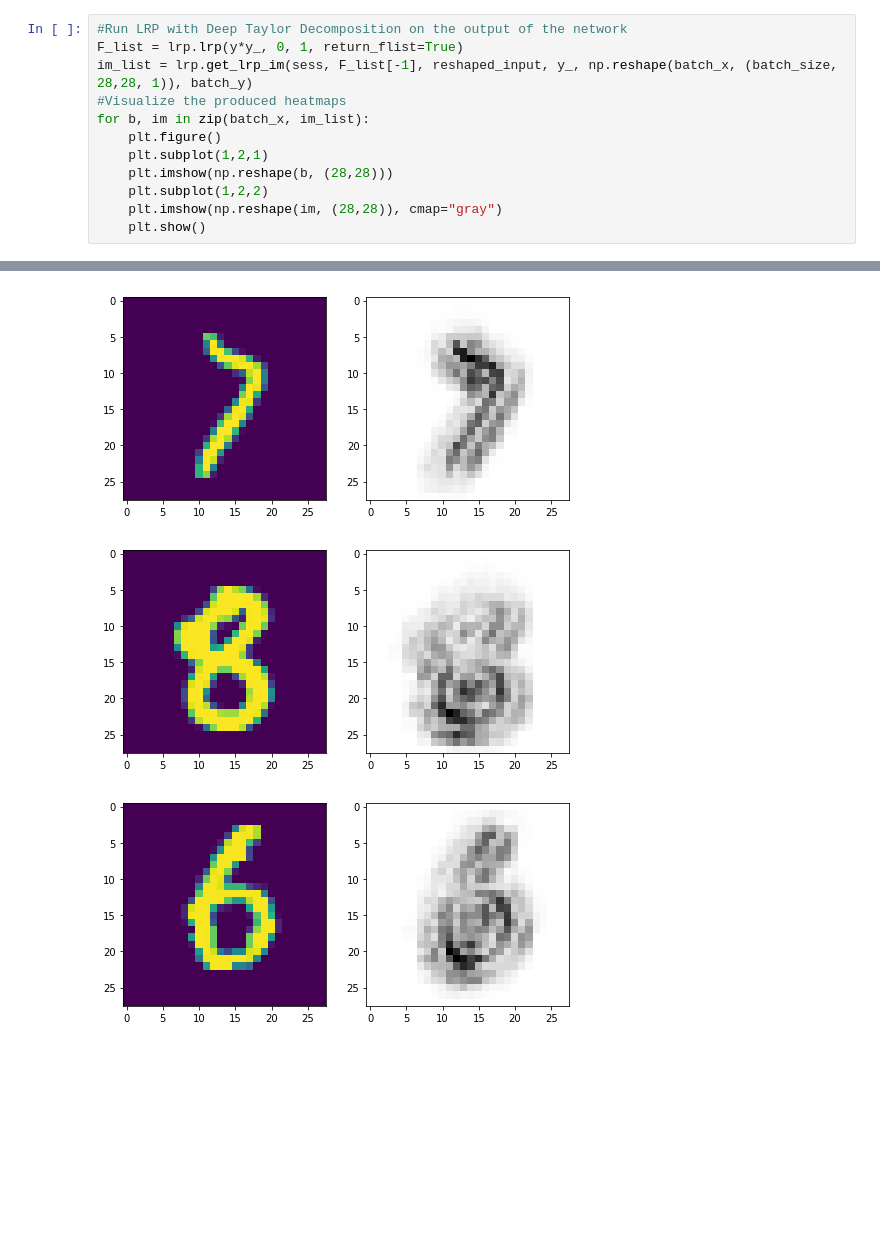
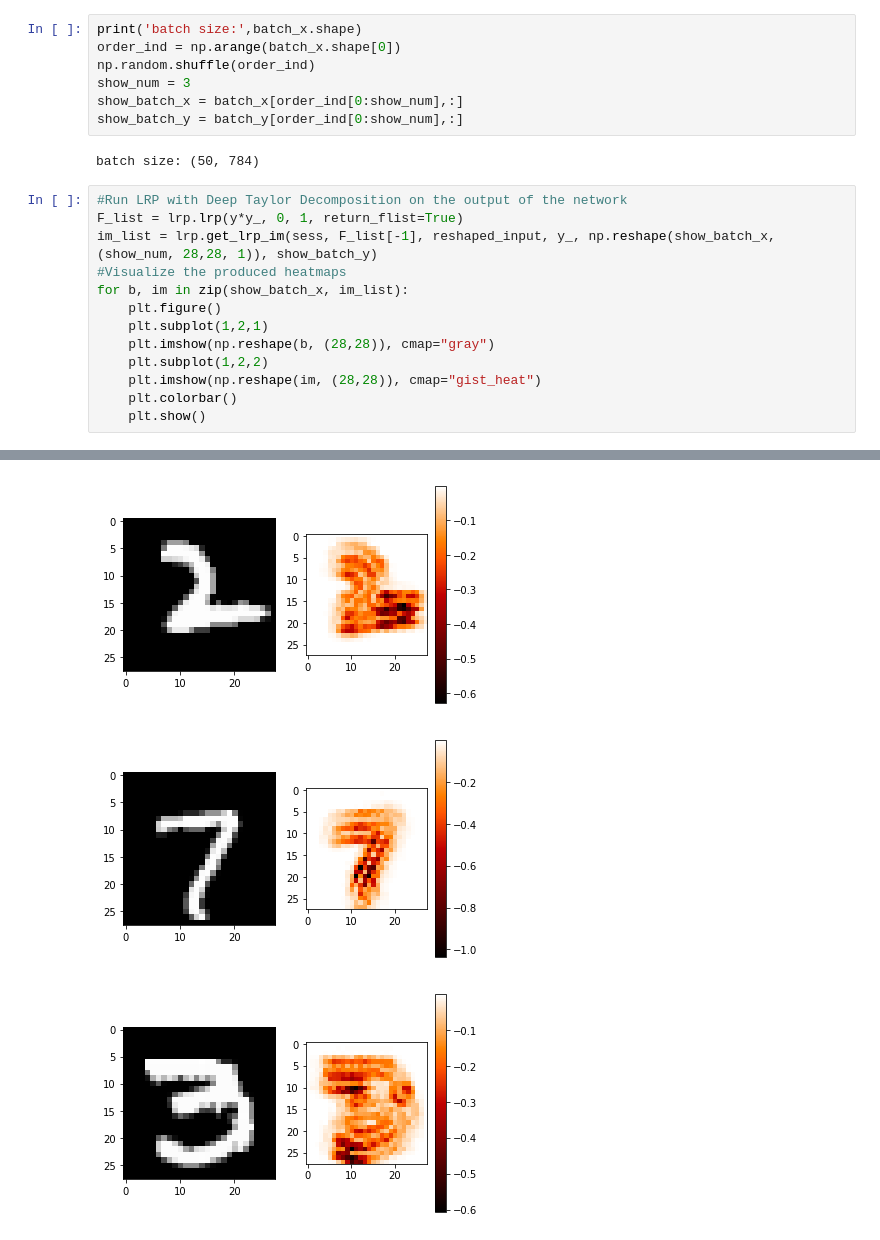
Before and after one commit to TianweiXing/nn_robust_attacks, a Jupyter notebook: LRP_Example.ipynb, the cells around one changed output, grey strips where cells are left out. Drawn from its saved outputs; the diff is of its cells as text; blank space fills up the shorter version.

```diff
--- a/LRP_Example.ipynb
+++ b/LRP_Example.ipynb
@@ -96,13 +92,23 @@ print (np.mean(train_acc), np.mean(test_acc) )
+# %%
+print('batch size:',batch_x.shape)
+order_ind = np.arange(batch_x.shape[0])
+np.random.shuffle(order_ind)
+show_num = 3
+show_batch_x = batch_x[order_ind[0:show_num],:]
+show_batch_y = batch_y[order_ind[0:show_num],:]
+# %% [output]
+batch size: (50, 784)
 # %%
 #Run LRP with Deep Taylor Decomposition on the output of the network
 F_list = lrp.lrp(y*y_, 0, 1, return_flist=True)
-im_list = lrp.get_lrp_im(sess, F_list[-1], reshaped_input, y_, np.reshape(batch_x, (batch_size, 28,28, 1)), batch_y)
+im_list = lrp.get_lrp_im(sess, F_list[-1], reshaped_input, y_, np.reshape(show_batch_x, (show_num, 28,28, 1)), show_batch_y)
 #Visualize the produced heatmaps
-for b, im in zip(batch_x, im_list):
+for b, im in zip(show_batch_x, im_list):
     plt.figure()
     plt.subplot(1,2,1)
-    plt.imshow(np.reshape(b, (28,28)))
+    plt.imshow(np.reshape(b, (28,28)), cmap="gray")
     plt.subplot(1,2,2)
-    plt.imshow(np.reshape(im, (28,28)), cmap="gray")
+    plt.imshow(np.reshape(im, (28,28)), cmap="gist_heat")
+    plt.colorbar()
     plt.show()
 # %% [output]
@@ -110,3 +115,3 @@ WARNING:tensorflow:VARIABLES collection name is deprecated, please use GLOBAL_VA
-[figure, old version]
+[figure, new version]
-[figure, old version]
+[figure, new version]
-[figure, old version]
+[figure, new version]
```
Also changed, not shown: parts of 6 cells of this notebook, 1 other file.
